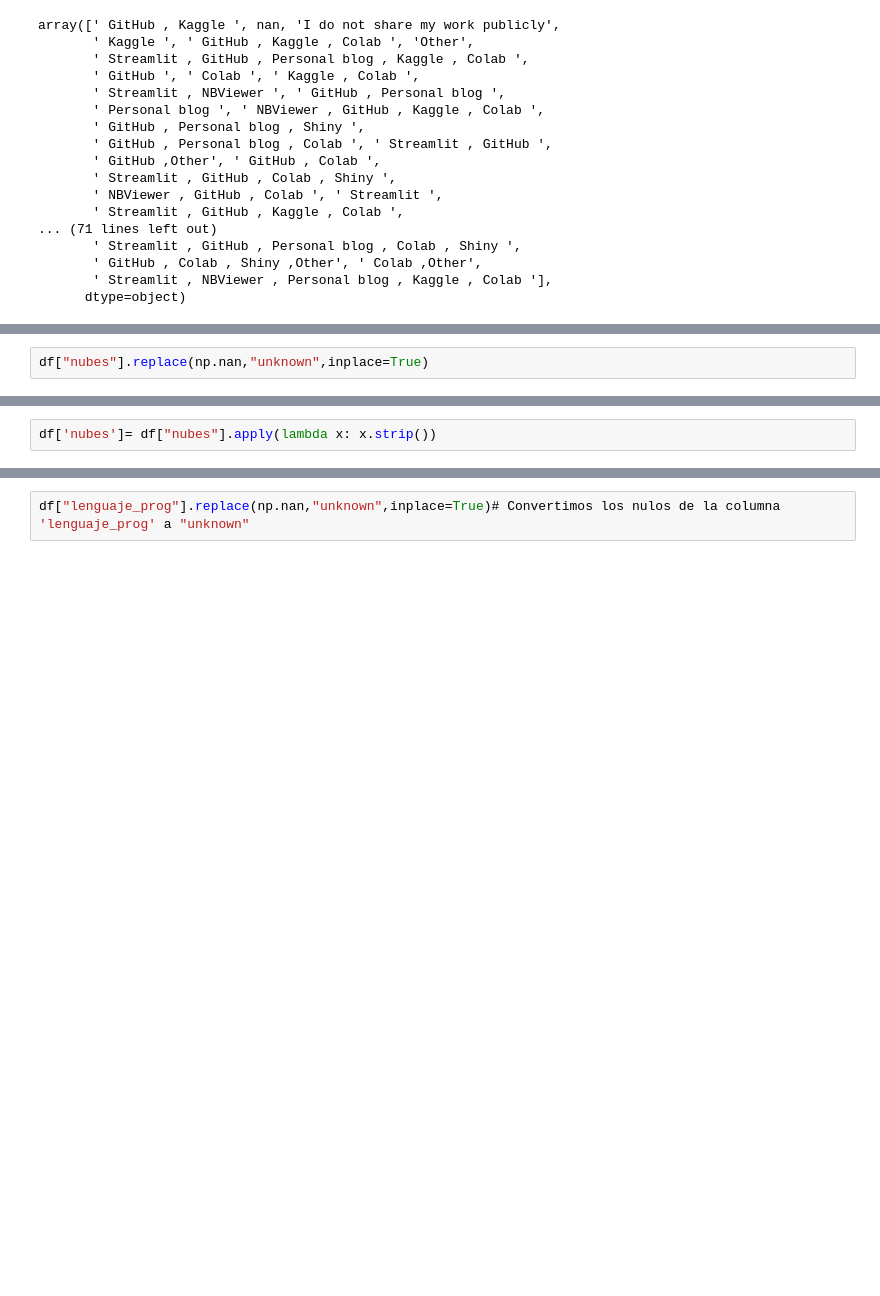
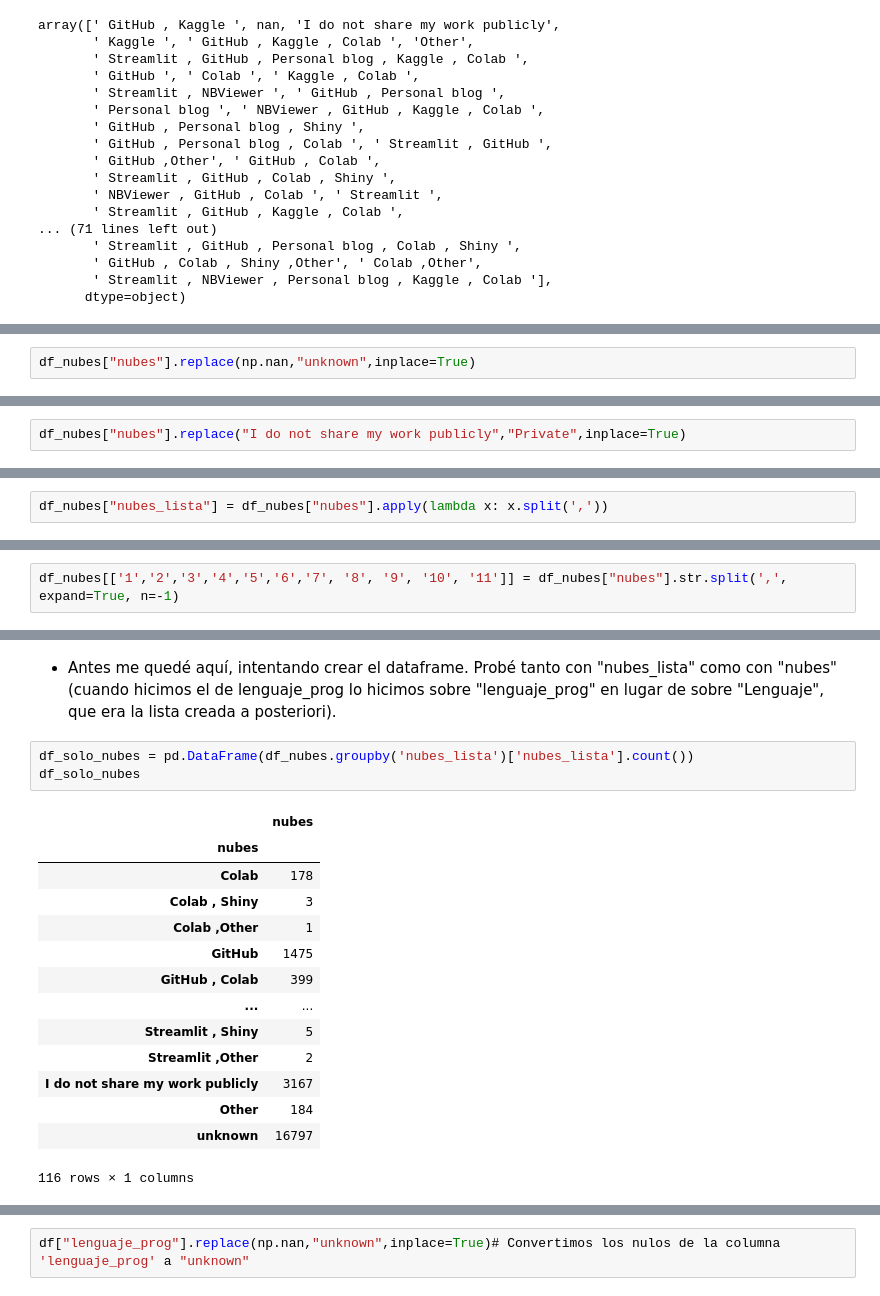
Before and after one commit to Adalab/project-DA-promo-c-modulo-2-team-5, a Jupyter notebook: sprint_review_3_clean.ipynb, the cells around one changed output, grey strips where cells are left out. Saved outputs shown, nothing was run; the diff lists cells and outputs as text; blank space fills up the shorter version.

```diff
--- a/sprint_review_3_clean.ipynb
+++ b/sprint_review_3_clean.ipynb
@@ -799,2 +823,2 @@ array([' GitHub , Kaggle ', nan, 'I do not share my work publicly',
 # %%
-df["nubes"].replace(np.nan,"unknown",inplace=True)
+df_nubes["nubes"].replace(np.nan,"unknown",inplace=True)
@@ -800,0 +827,2 @@ df["nubes"].replace(np.nan,"unknown",inplace=True)
+# %%
+df_nubes["nubes"].replace("I do not share my work publicly","Private",inplace=True)
@@ -801,2 +846,2 @@ df["nubes"].replace(np.nan,"unknown",inplace=True)
 # %%
-df['nubes']= df["nubes"].apply(lambda x: x.strip())
+df_nubes["nubes_lista"] = df_nubes["nubes"].apply(lambda x: x.split(','))
@@ -816,0 +850,2 @@ df['nubes_lista']= df["nubes"].apply(lambda x: x.split(','))
+# %%
+df_nubes[['1','2','3','4','5','6','7', '8', '9', '10', '11']] = df_nubes["nubes"].str.split(',', expand=True, n=-1)
@@ -816,0 +879,20 @@ df['nubes_lista']= df["nubes"].apply(lambda x: x.split(','))
+# %% [markdown]
+- Antes me quedé aquí, intentando crear el dataframe. Probé tanto con "nubes_lista" como con "nubes" (cuando hicimos el de lenguaje_prog lo hicimos sobre "lenguaje_prog" en lugar de sobre "Lenguaje", que era la lista creada a posteriori).
+# %%
+df_solo_nubes = pd.DataFrame(df_nubes.groupby('nubes_lista')['nubes_lista'].count())
+df_solo_nubes
+# %% [output]
+|  | nubes |
+| nubes |  |
+| Colab | 178 |
+| Colab , Shiny | 3 |
+| Colab ,Other | 1 |
+| GitHub | 1475 |
+| GitHub , Colab | 399 |
+| ... | ... |
+| Streamlit , Shiny | 5 |
+| Streamlit ,Other | 2 |
+| I do not share my work publicly | 3167 |
+| Other | 184 |
+| unknown | 16797 |
+116 rows × 1 columns
```
Also changed, not shown: parts of 30 cells of this notebook.
